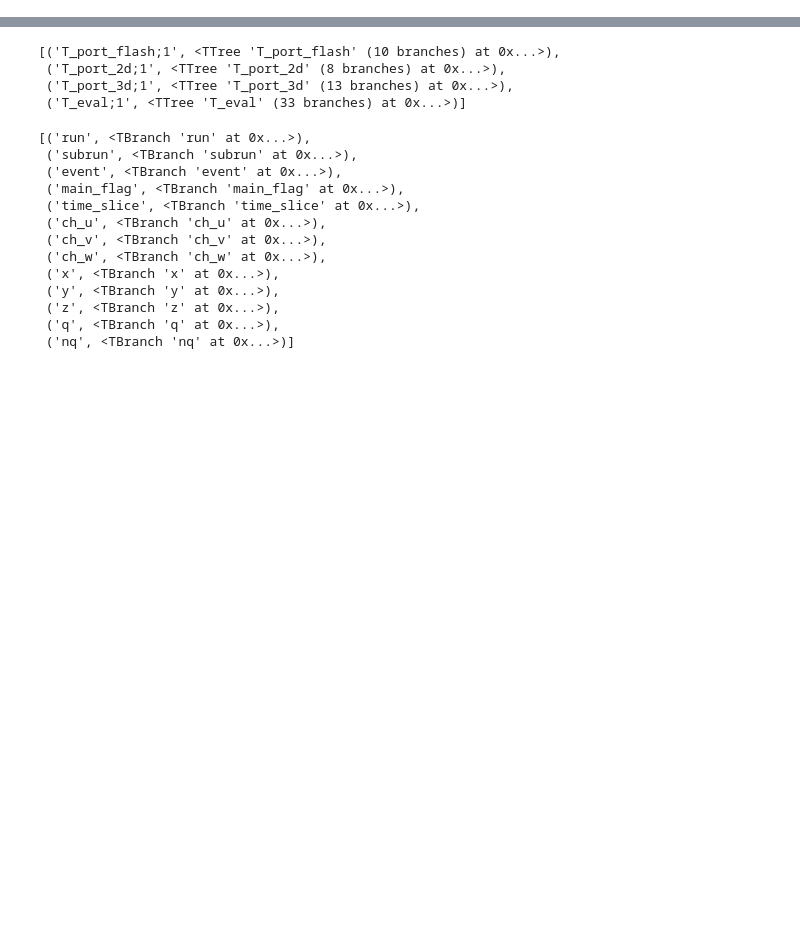
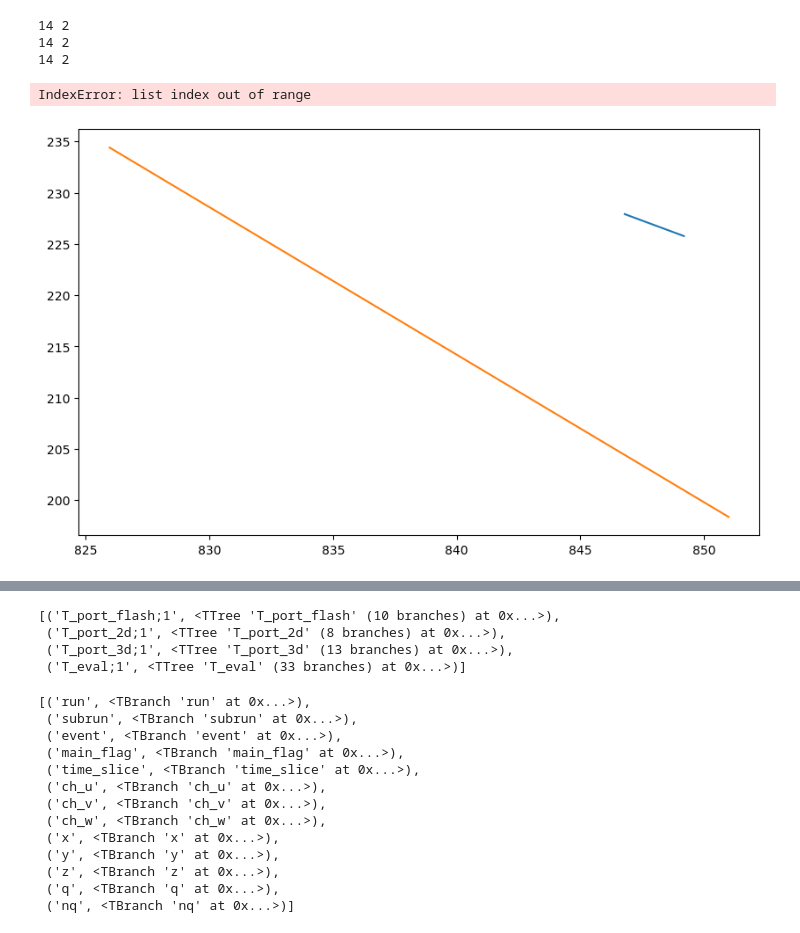
Before and after one commit to leehagaman/spacepoint_ssv, a Jupyter notebook: analyze_files_from_reco1_processing.ipynb, the cells around one changed output, grey strips where cells are left out. Cells and saved outputs as stored; diff of their text form; code cells hidden in the pictures; blank space fills up the shorter version.

```diff
--- a/analyze_files_from_reco1_processing.ipynb
+++ b/analyze_files_from_reco1_processing.ipynb
@@ -26 +108,30 @@ new_spacepoint_slimmed_port_file = "input_files/newly_processed_files/new_with_s
+# %%
+start_positions = f["Events"]["sim::MCTracks_mcreco__G4EDep.obj.fStart._position"].array(library="np")[1]
+end_positions = f["Events"]["sim::MCShowers_mcreco__G4EDep.obj.fEnd._position"].array(library="np")[1]
+
+x_start = [p.member("fP").member("fX") for p in start_positions]
+y_start = [p.member("fP").member("fY") for p in start_positions]
+z_start = [p.member("fP").member("fZ") for p in start_positions]
+
+x_end = [p.member("fP").member("fX") for p in end_positions]
+y_end = [p.member("fP").member("fY") for p in end_positions]
+z_end = [p.member("fP").member("fZ") for p in end_positions]
+
+print(len(x_start), len(x_end))
+print(len(y_start), len(y_end))
+print(len(z_start), len(z_end))
+
+
+plt.figure(figsize=(10, 6))
+
+for i in range(len(x_start)):
+    plt.plot([z_start[i], z_end[i]], [x_start[i], x_end[i]])
+plt.legend()
+plt.show()
+# %% [output]
+14 2
+14 2
+14 2
+IndexError: list index out of range
+[figure, added]
 # %%
```
Also changed, not shown: parts of 18 cells of this notebook.
